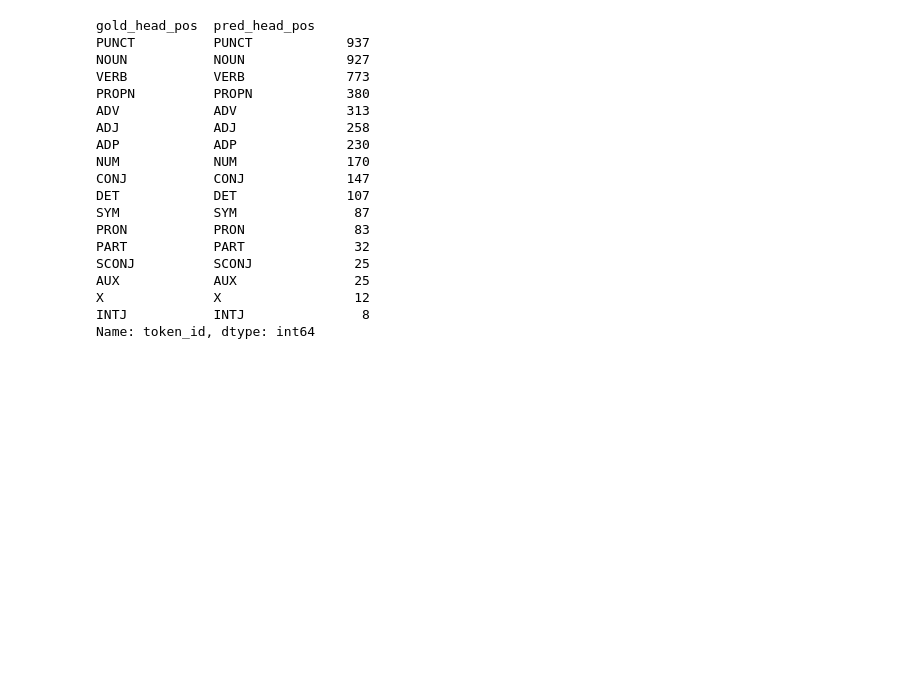
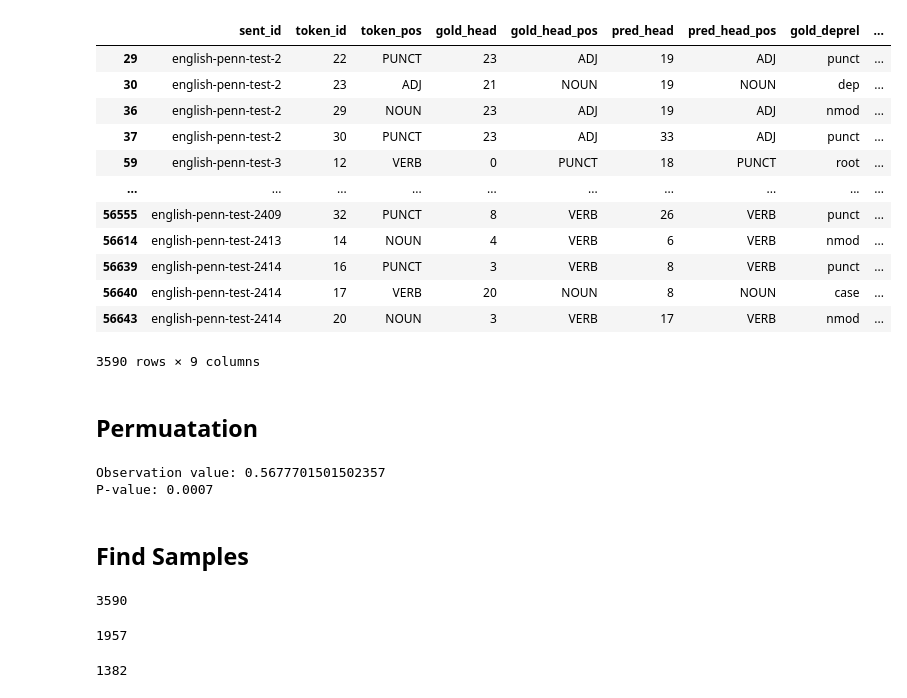
Before and after one commit to aikalee/dependency-recasting, a Jupyter notebook: notebooks/error_analysis.ipynb, the cells around one changed output. Cells and saved outputs as stored; diff of their text form; code cells hidden in the pictures; blank space fills up the shorter version.

```diff
--- a/notebooks/error_analysis.ipynb
+++ b/notebooks/error_analysis.ipynb
@@ -178,23 +120,19 @@ Name: token_id, dtype: int64
-# %%
-dep_pos_count = dep_err_df.groupby(["gold_head_pos", "pred_head_pos"])["token_id"].count().sort_values(ascending=False)
-dep_pos_count
-# %% [output]
-gold_head_pos  pred_head_pos
-PUNCT          PUNCT            937
-NOUN           NOUN             927
-VERB           VERB             773
-PROPN          PROPN            380
-ADV            ADV              313
-ADJ            ADJ              258
-ADP            ADP              230
-NUM            NUM              170
-CONJ           CONJ             147
-DET            DET              107
-SYM            SYM               87
-PRON           PRON              83
-PART           PART              32
-SCONJ          SCONJ             25
-AUX            AUX               25
-X              X                 12
-INTJ           INTJ               8
-Name: token_id, dtype: int64
+# %%
+mst_wrong_head_df = mst_df.query("gold_head != pred_head")
+mst_wrong_head_df
+# %% [output]
+|  | sent_id | token_id | token_pos | gold_head | gold_head_pos | pred_head | pred_head_pos | gold_deprel | ... |
+| 29 | english-penn-test-2 | 22 | PUNCT | 23 | ADJ | 19 | ADJ | punct | ... |
+| 30 | english-penn-test-2 | 23 | ADJ | 21 | NOUN | 19 | NOUN | dep | ... |
+| 36 | english-penn-test-2 | 29 | NOUN | 23 | ADJ | 19 | ADJ | nmod | ... |
+| 37 | english-penn-test-2 | 30 | PUNCT | 23 | ADJ | 33 | ADJ | punct | ... |
+| 59 | english-penn-test-3 | 12 | VERB | 0 | PUNCT | 18 | PUNCT | root | ... |
+| ... | ... | ... | ... | ... | ... | ... | ... | ... | ... |
+| 56555 | english-penn-test-2409 | 32 | PUNCT | 8 | VERB | 26 | VERB | punct | ... |
+| 56614 | english-penn-test-2413 | 14 | NOUN | 4 | VERB | 6 | VERB | nmod | ... |
+| 56639 | english-penn-test-2414 | 16 | PUNCT | 3 | VERB | 8 | VERB | punct | ... |
+| 56640 | english-penn-test-2414 | 17 | VERB | 20 | NOUN | 8 | NOUN | case | ... |
+| 56643 | english-penn-test-2414 | 20 | NOUN | 3 | VERB | 17 | VERB | nmod | ... |
+3590 rows × 9 columns
+# %% [markdown]
+## Permuatation
@@ -200,0 +153,24 @@ Name: token_id, dtype: int64
+# %%
+obs, p = permutation_test(mst_arc_dist_df["arc_dist"], const_arc_dist_df["arc_dist"])
+print("Observation value:", obs)
+print("P-value:", p)
+# %% [output]
+Observation value: 0.5677701501502357
+P-value: 0.0007
+# %% [markdown]
+## Find Samples
+# %%
+mst_wrong_arcs = set(mst_wrong_head_df.index)
+len(mst_wrong_arcs)
+# %% [output]
+3590
+# %%
+const_wrong_arcs = set(const_wrong_head_df.index)
+len(const_wrong_arcs)
+# %% [output]
+1957
+# %%
+intersection = mst_wrong_arcs & const_wrong_arcs
+len(intersection)
+# %% [output]
+1382
```
Also changed, not shown: parts of 40 cells of this notebook, 17 other files.
